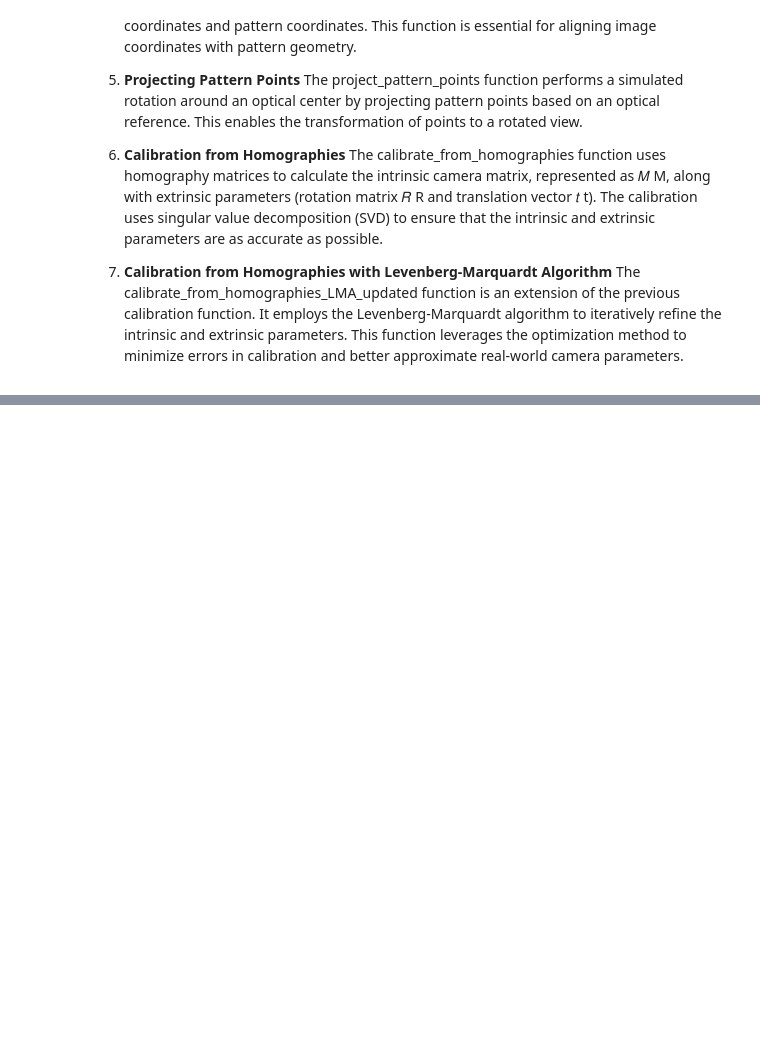
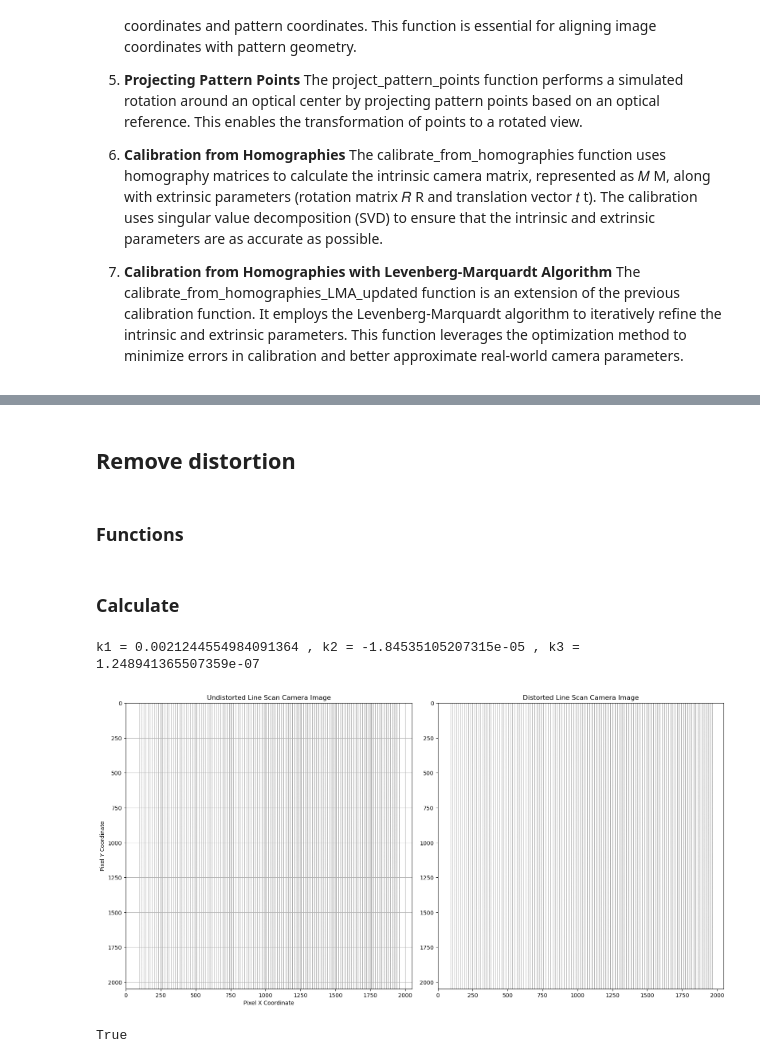
Before and after one commit to Rasmus-Ulstrup/Road-Anomaly-Detector, a Jupyter notebook: road_anomaly_detector/main/calibration/Camera_calibration/Workspace/syntethic_data.ipynb, the cells around one changed output, grey strips where cells are left out. Cells and saved outputs as stored; diff of their text form; code cells hidden in the pictures; blank space fills up the shorter version.

```diff
--- a/road_anomaly_detector/main/calibration/Camera_calibration/Workspace/syntethic_data.ipynb
+++ b/road_anomaly_detector/main/calibration/Camera_calibration/Workspace/syntethic_data.ipynb
@@ -459,4 +60,0 @@ Translation Vector t:
-# %%
-
-R, _ = cv2.Rodrigues(extrinsic['R'])
-print(R)
@@ -673,0 +830,11 @@ Translation vector t:
+# %%
+
+images_Xaxis = [u_valid_0, u_valid_5] # Get X data from images (WE CANNOT USE Y IN REAL EXAMPLE)
+u_init = 2048/2 # Set the guess of the optical center
+
+for i in range(0, 5):
+    res = calibrate_camera_from_1d(images_Xaxis, u_init , h , l)
+    optimized_params = res["Optimized Parameters"]
+    u_init = optimized_params['u0']
+
+    print(f"Fx = {optimized_params['fx']:.2f}, u0 = {optimized_params['u0']:.2f}, k1 = {optimized_params['k1']:.2f}, k2, {optimized_params['k2']:.2f}")
@@ -673,0 +852,4 @@ Translation vector t:
+# %% [markdown]
+## Remove distortion
+# %% [markdown]
+### Functions
@@ -673,0 +1007,54 @@ Translation vector t:
+# %% [markdown]
+### Calculate
+# %%
+image_0
+fx = optimized_params['fx']
+u0 = optimized_params['u0']
+v0 = optimized_params['u0']
+k1 = -optimized_params['k1']
+k2 = -optimized_params['k2']
+k3 = -optimized_params['k3']
+
+print(f"k1 = {k1} , k2 = {k2} , k3 = {k3}")
+
+Dist_image = image_0
+
+undistorted_image = remove_distortion_from_real_image(Dist_image, u0, k1, k2, k3, fx)
+
+
+fig, axes = plt.subplots(1, 2, figsize=(16, 8))
+
+# Plot the first set of points
+axes[0].imshow(undistorted_image, cmap='gray')
+axes[0].set_title('Undistorted Line Scan Camera Image')
+axes[0].set_xlabel('Pixel X Coordinate')
+axes[0].set_ylabel('Pixel Y Coordinate')
+axes[0].grid(True)
+
+# Plot the second set of points
+axes[1].imshow(Dist_image, cmap='gray')
+axes[1].set_title("Distorted Line Scan Camera Image")
+axes[0].set_xlabel('Pixel X Coordinate')
+axes[0].set_ylabel('Pixel Y Coordinate')
+axes[0].grid(True)
+
+plt.tight_layout()
+plt.show()
+
+# Crop the desired region of interest (ROI)
+#cropped_roi = undistorted_image[:, 100:2048-100]
+
+# Resize the cropped ROI back to 2048x2048
+#undistorted_image = cv2.resize(cropped_roi, (2048, 2048))
+
+# plt.figure(figsize=(8, 6))
+# plt.imshow(undistorted_image, cmap='gray')
+# plt.title('Undistorted and Scaled Line Scan Image (OpenCV Remap)')
+# plt.xlabel('Pixel X Coordinate (u)')
+# plt.ylabel('Pixel Y Coordinate (v)')
+# plt.show()
+cv2.imwrite('road_anomaly_detector/main/calibration/Camera_calibration/workspace/undistorted_image.jpg', undistorted_image)
+# %% [output]
+k1 = 0.0021244554984091364 , k2 = -1.84535105207315e-05 , k3 = 1.248941365507359e-07
+[figure, added]
+True
```
Also changed, not shown: parts of 42 cells of this notebook, 15 other files.
